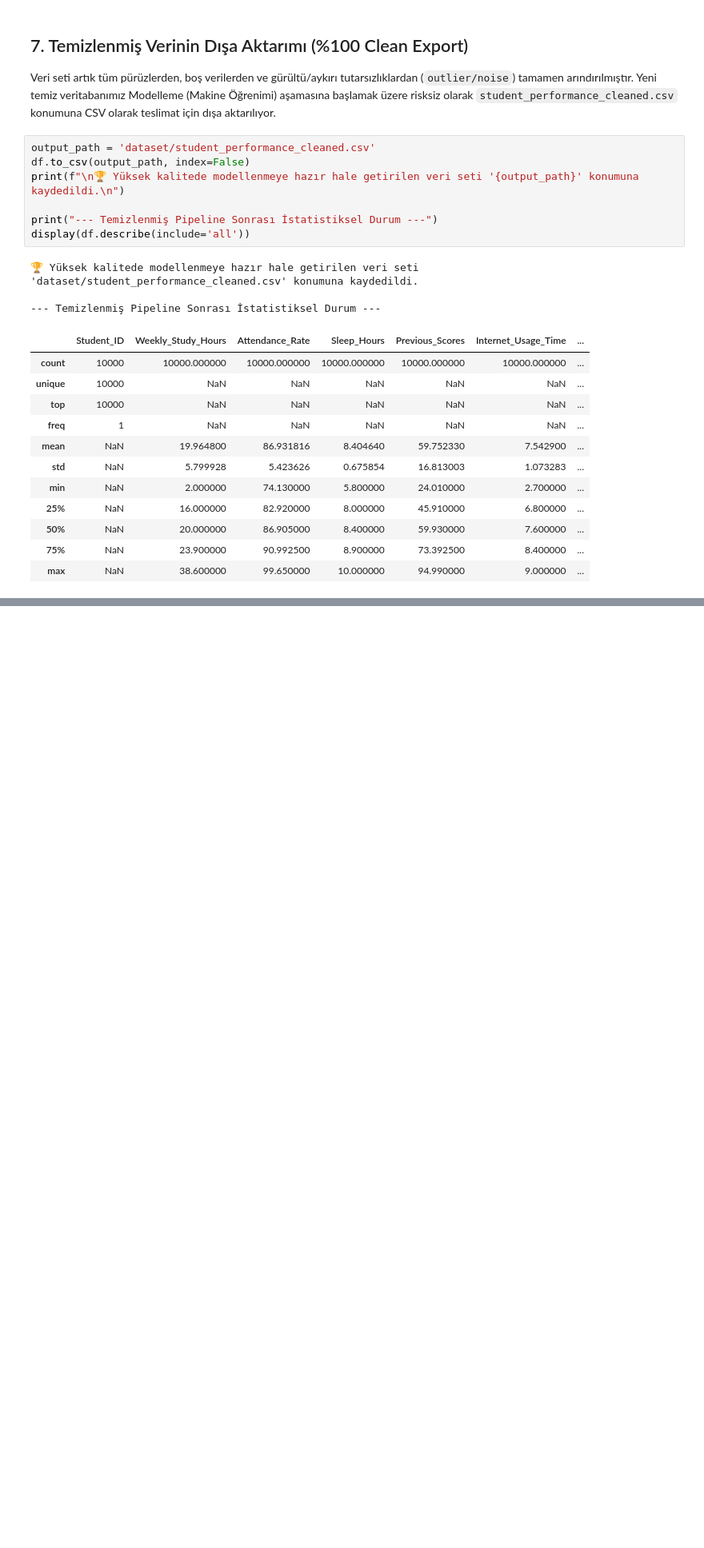
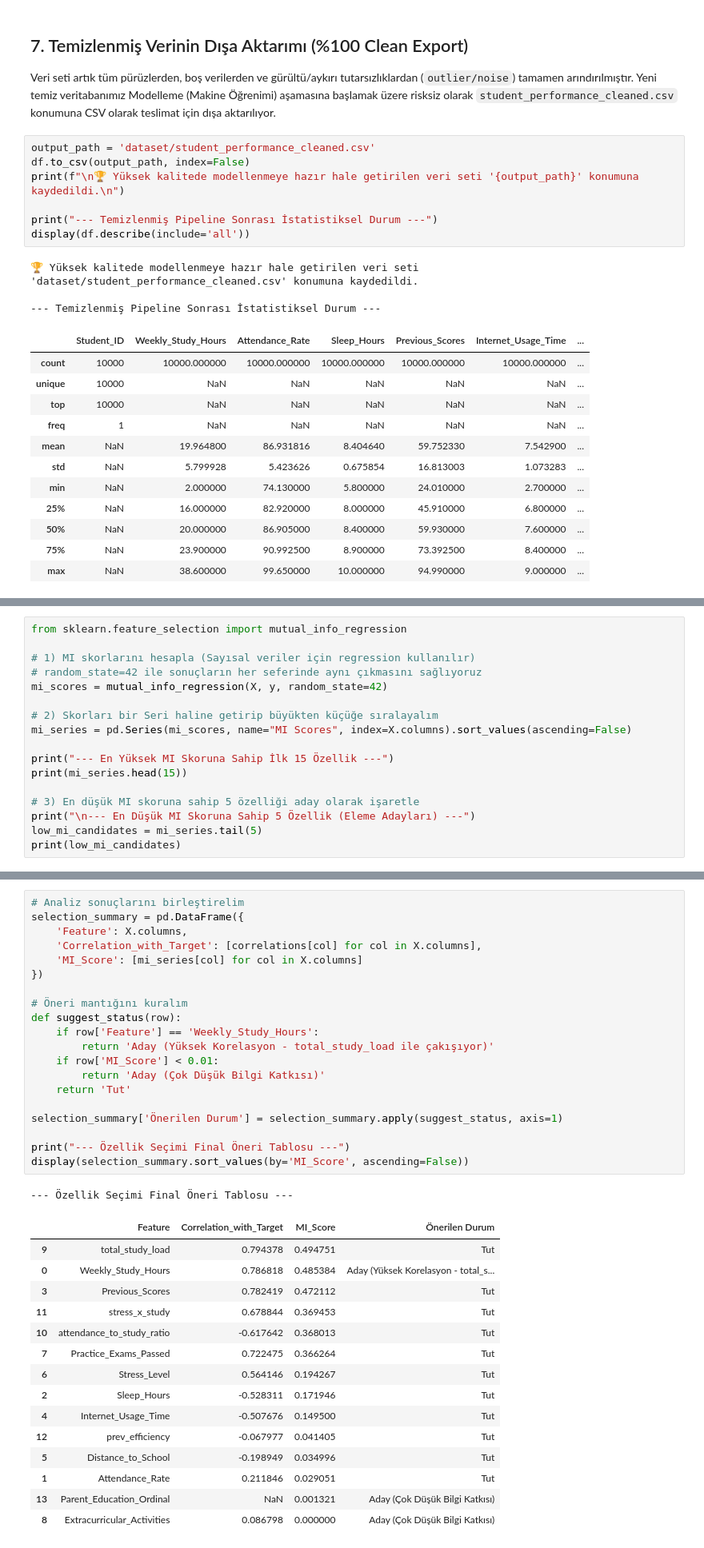
Before and after one commit to berkyyd/makine-ogrenmesi-apex, a Jupyter notebook: student_performance.ipynb, the cells around one changed output, grey strips where cells are left out. Shown at 80% size. Saved outputs shown, nothing was run; the diff lists cells and outputs as text; blank space fills up the shorter version.

```diff
--- a/student_performance.ipynb
+++ b/student_performance.ipynb
@@ -592,0 +856,17 @@ display(df.describe(include='all'))
+# %%
+from sklearn.feature_selection import mutual_info_regression
+
+# 1) MI skorlarını hesapla (Sayısal veriler için regression kullanılır)
+# random_state=42 ile sonuçların her seferinde aynı çıkmasını sağlıyoruz
+mi_scores = mutual_info_regression(X, y, random_state=42)
+
+# 2) Skorları bir Seri haline getirip büyükten küçüğe sıralayalım
+mi_series = pd.Series(mi_scores, name="MI Scores", index=X.columns).sort_values(ascending=False)
+
+print("--- En Yüksek MI Skoruna Sahip İlk 15 Özellik ---")
+print(mi_series.head(15))
+
+# 3) En düşük MI skoruna sahip 5 özelliği aday olarak işaretle
+print("\n--- En Düşük MI Skoruna Sahip 5 Özellik (Eleme Adayları) ---")
+low_mi_candidates = mi_series.tail(5)
+print(low_mi_candidates)
@@ -592,0 +897,37 @@ display(df.describe(include='all'))
+# %%
+# Analiz sonuçlarını birleştirelim
+selection_summary = pd.DataFrame({
+    'Feature': X.columns,
+    'Correlation_with_Target': [correlations[col] for col in X.columns],
+    'MI_Score': [mi_series[col] for col in X.columns]
+})
+
+# Öneri mantığını kuralım
+def suggest_status(row):
+    if row['Feature'] == 'Weekly_Study_Hours':
+        return 'Aday (Yüksek Korelasyon - total_study_load ile çakışıyor)'
+    if row['MI_Score'] < 0.01:
+        return 'Aday (Çok Düşük Bilgi Katkısı)'
+    return 'Tut'
+
+selection_summary['Önerilen Durum'] = selection_summary.apply(suggest_status, axis=1)
+
+print("--- Özellik Seçimi Final Öneri Tablosu ---")
+display(selection_summary.sort_values(by='MI_Score', ascending=False))
+# %% [output]
+--- Özellik Seçimi Final Öneri Tablosu ---
+|  | Feature | Correlation_with_Target | MI_Score | Önerilen Durum |
+| 9 | total_study_load | 0.794378 | 0.494751 | Tut |
+| 0 | Weekly_Study_Hours | 0.786818 | 0.485384 | Aday (Yüksek Korelasyon - total_s... |
+| 3 | Previous_Scores | 0.782419 | 0.472112 | Tut |
+| 11 | stress_x_study | 0.678844 | 0.369453 | Tut |
+| 10 | attendance_to_study_ratio | -0.617642 | 0.368013 | Tut |
+| 7 | Practice_Exams_Passed | 0.722475 | 0.366264 | Tut |
+| 6 | Stress_Level | 0.564146 | 0.194267 | Tut |
+| 2 | Sleep_Hours | -0.528311 | 0.171946 | Tut |
+| 4 | Internet_Usage_Time | -0.507676 | 0.149500 | Tut |
+| 12 | prev_efficiency | -0.067977 | 0.041405 | Tut |
+| 5 | Distance_to_School | -0.198949 | 0.034996 | Tut |
+| 1 | Attendance_Rate | 0.211846 | 0.029051 | Tut |
+| 13 | Parent_Education_Ordinal | NaN | 0.001321 | Aday (Çok Düşük Bilgi Katkısı) |
+| 8 | Extracurricular_Activities | 0.086798 | 0.000000 | Aday (Çok Düşük Bilgi Katkısı) |
```
Also changed, not shown: parts of 22 cells of this notebook, 1 other file.
